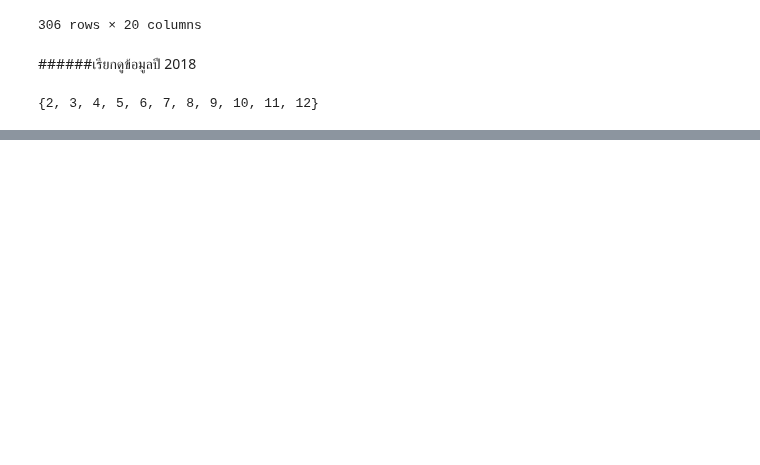
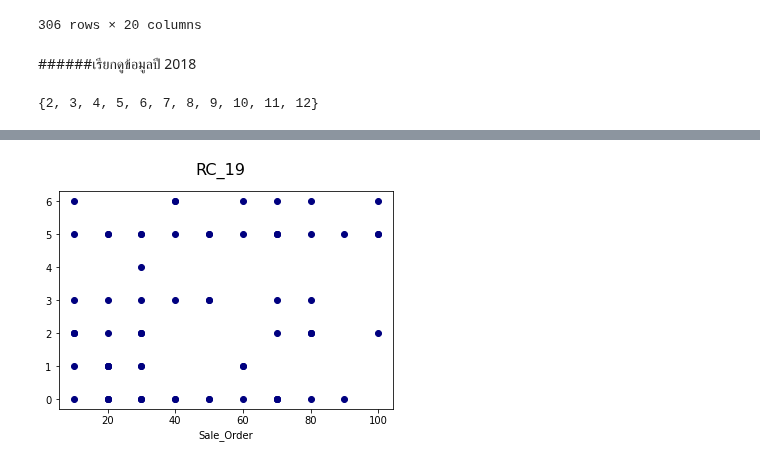
Before and after one commit to nicha0524/DPDM2021, a Jupyter notebook: Untitled11.ipynb, the cells around one changed output, grey strips where cells are left out. Cells and saved outputs as stored; diff of their text form; code cells hidden in the pictures; blank space fills up the shorter version.

```diff
--- a/Untitled11.ipynb
+++ b/Untitled11.ipynb
@@ -761,0 +777,2 @@ MB_2019_4=MB_2019[(MB_2019['mount']>=1)&(MB_2019['mount']<=4)].sort_values(by='m
+# %%
+RC_2019=RC[RC['year']==2019]
@@ -761,0 +783,15 @@ MB_2019_4=MB_2019[(MB_2019['mount']>=1)&(MB_2019['mount']<=4)].sort_values(by='m
+# %%
+RC_2019_4=RC_2019[(RC_2019['mount']>=2)&(RC_2019['mount']<=4)].sort_values(by='mount').drop([1320,1343,1363,1398,1464,1543,1394,1383,1382,1554,1510,1506,1503,1497,1496,1624])
+# %%
+RC_2019_12=RC_2019[(RC_2019['mount']>=5)&(RC_2019['mount']<=12)].sort_values(by='mount').drop([1763,1761,1757,1737,1731,1712,1704,1697,1696,1695,1693,1901,1904,1916,1922,1774,1831,1793,933])
+# %%
+RC_19= pd.concat([RC_2019_4,RC_2019_12])
+# %%
+ORDER_RO_A=RC_19['SALESORDERITEM']
+WEEKDAY_RO_A=RC_19['weekday']
+plt.scatter(ORDER_RO_A,WEEKDAY_RO_A,color='navy') #พบว่าวันที่มีคำสังซื้อเยอะที่สุดคือวันพฤหัสบดี
+plt.xlabel('Sale_Order')
+plt.suptitle('RC_19',fontsize=16)
+plt.show()
+# %% [output]
+[figure, added]
```
Also changed, not shown: parts of 26 cells of this notebook.
